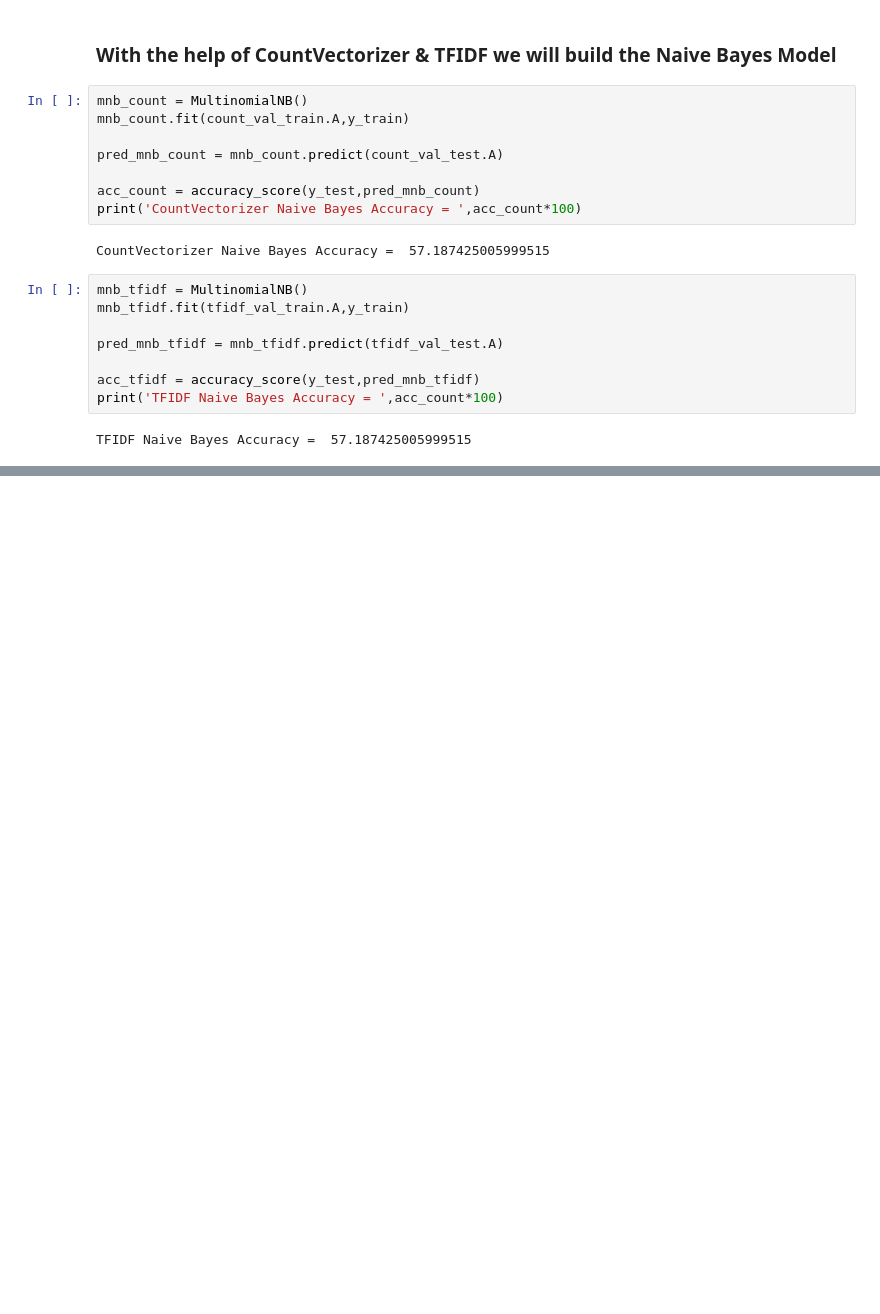
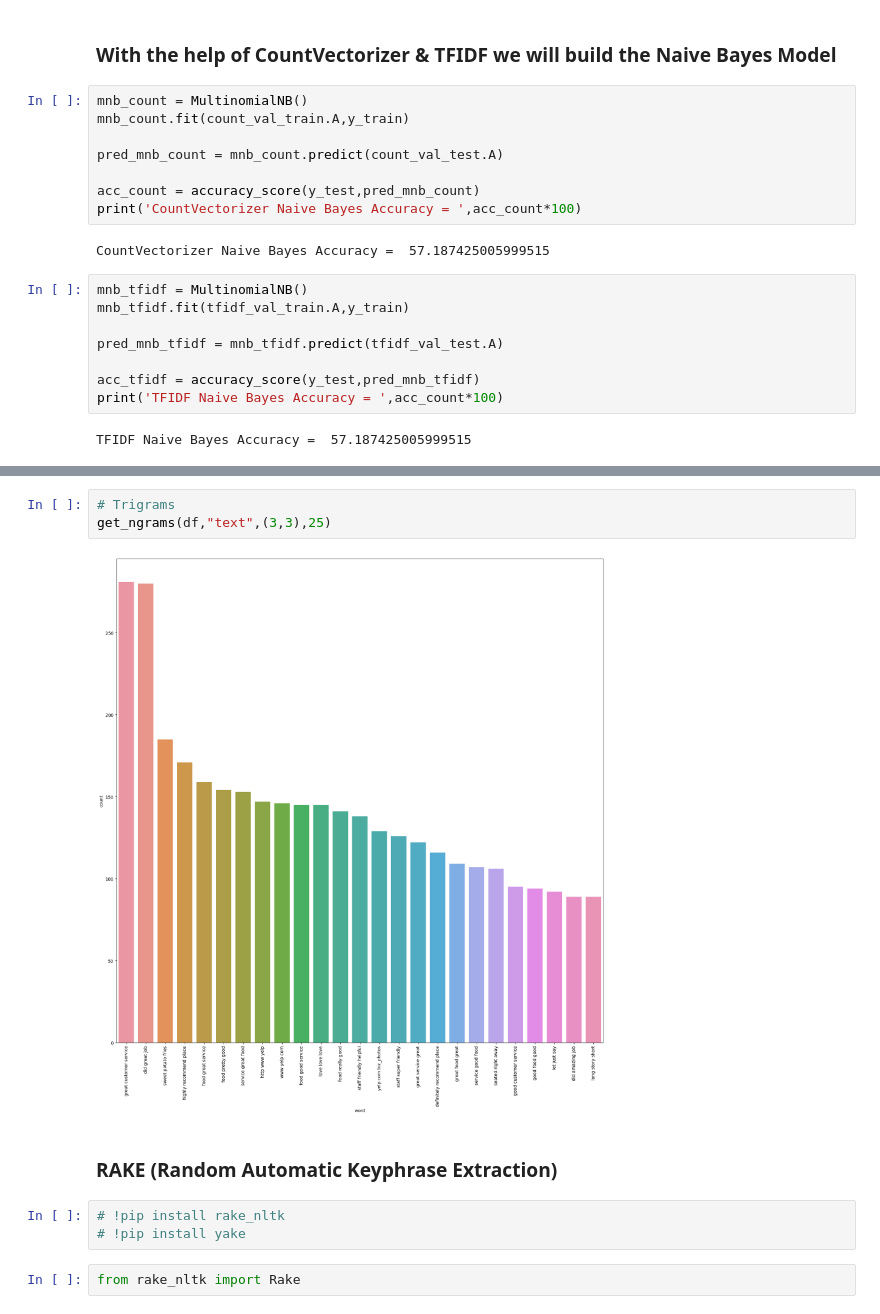
Before and after one commit to Digvijay1000/YELP_Review_Classification_by_using_ML, a Jupyter notebook: YELP_Review_Classification_by_using_ML_1.ipynb, the cells around one changed output, grey strips where cells are left out. Saved outputs shown, nothing was run; the diff lists cells and outputs as text; blank space fills up the shorter version.

```diff
--- a/YELP_Review_Classification_by_using_ML_1.ipynb
+++ b/YELP_Review_Classification_by_using_ML_1.ipynb
@@ -525,0 +594,12 @@ TFIDF Naive Bayes Accuracy =  57.187425005999515
+# %%
+# Trigrams
+get_ngrams(df,"text",(3,3),25)
+# %% [output]
+[figure, added]
+# %% [markdown]
+### RAKE (Random Automatic Keyphrase Extraction)
+# %%
+# !pip install rake_nltk
+# !pip install yake
+# %%
+from rake_nltk import Rake
```
Also changed, not shown: parts of 28 cells of this notebook.
